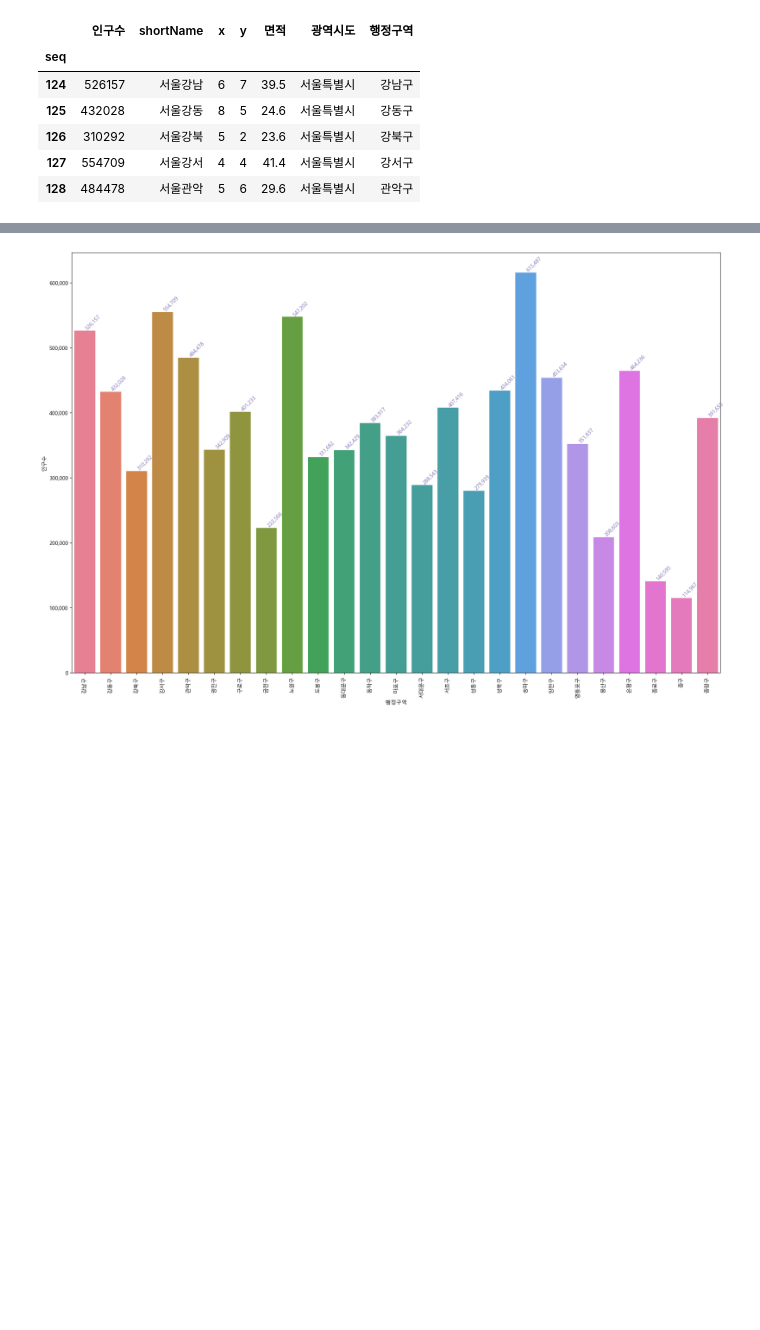
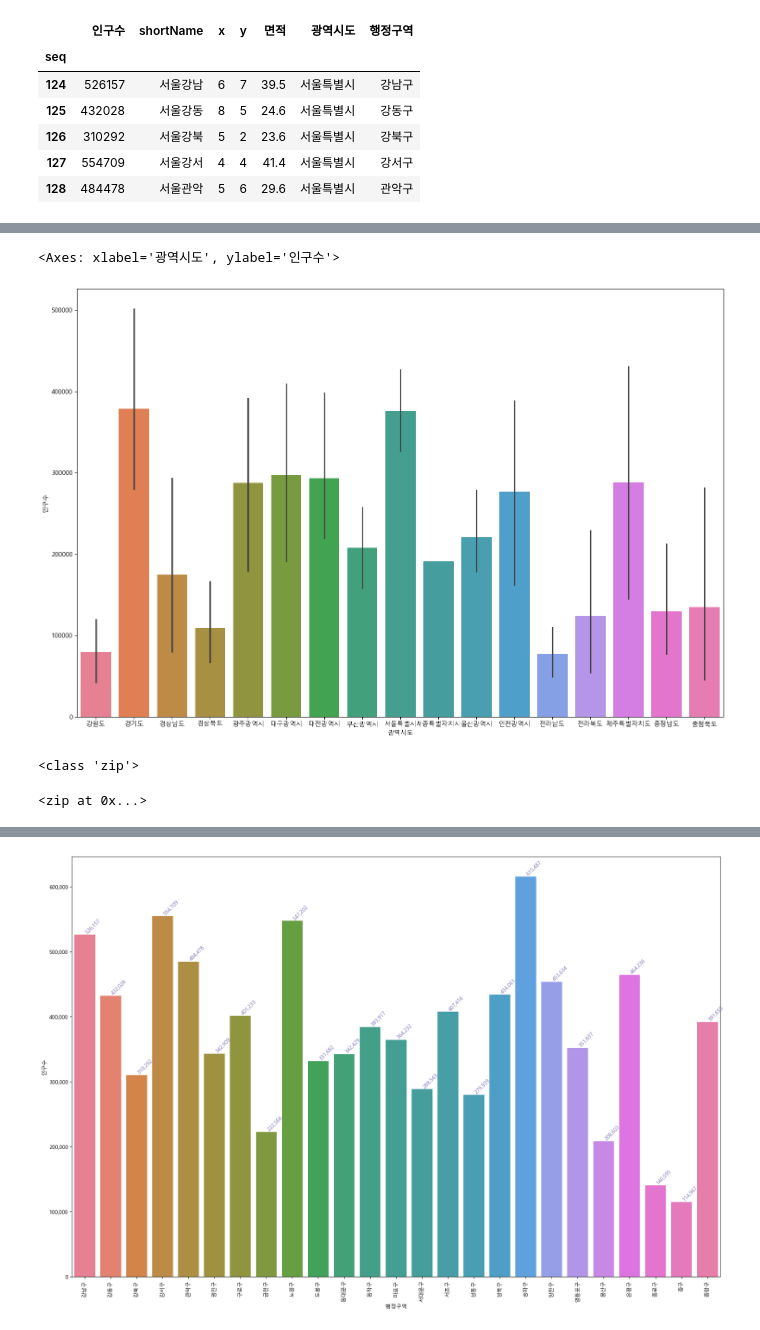
Before and after one commit to Daviswhistle/Python_Webscrapping_Analysis, a Jupyter notebook: 03-1.행정구역정보_분석과시각화.ipynb, the cells around one changed output, grey strips where cells are left out. Drawn from its saved outputs; the diff is of its cells as text; code cells hidden in the pictures; blank space fills up the shorter version.

```diff
--- a/03-1.행정구역정보_분석과시각화.ipynb
+++ b/03-1.행정구역정보_분석과시각화.ipynb
@@ -650,0 +674,7 @@ sns.barplot(data=seoul_df, x="행정구역", y="인구수", ax=axes1, hue="행
+# %%
+figure, axes1 = plt.subplots()
+figure.set_size_inches(18, 12)
+sns.barplot(data=data, x="광역시도", y="인구수", ax=axes1, hue="광역시도")
+# %% [output]
+<Axes: xlabel='광역시도', ylabel='인구수'>
+[figure, added]
@@ -650,0 +684,6 @@ sns.barplot(data=seoul_df, x="행정구역", y="인구수", ax=axes1, hue="행
+# %%
+print(type(seoul_df['인구수'].items()))
+seoul_df['인구수'].items()
+# %% [output]
+<class 'zip'>
+<zip at 0x...>
```
Also changed, not shown: parts of 5 cells of this notebook, 2 other files.
